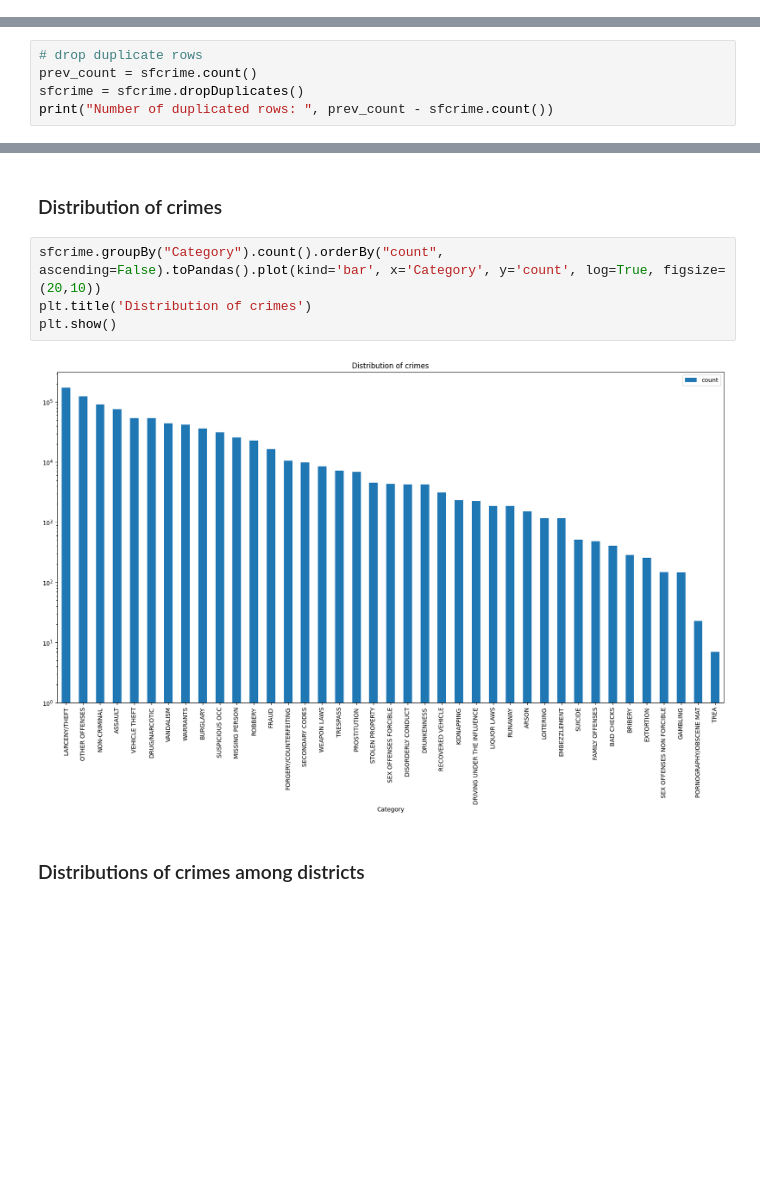
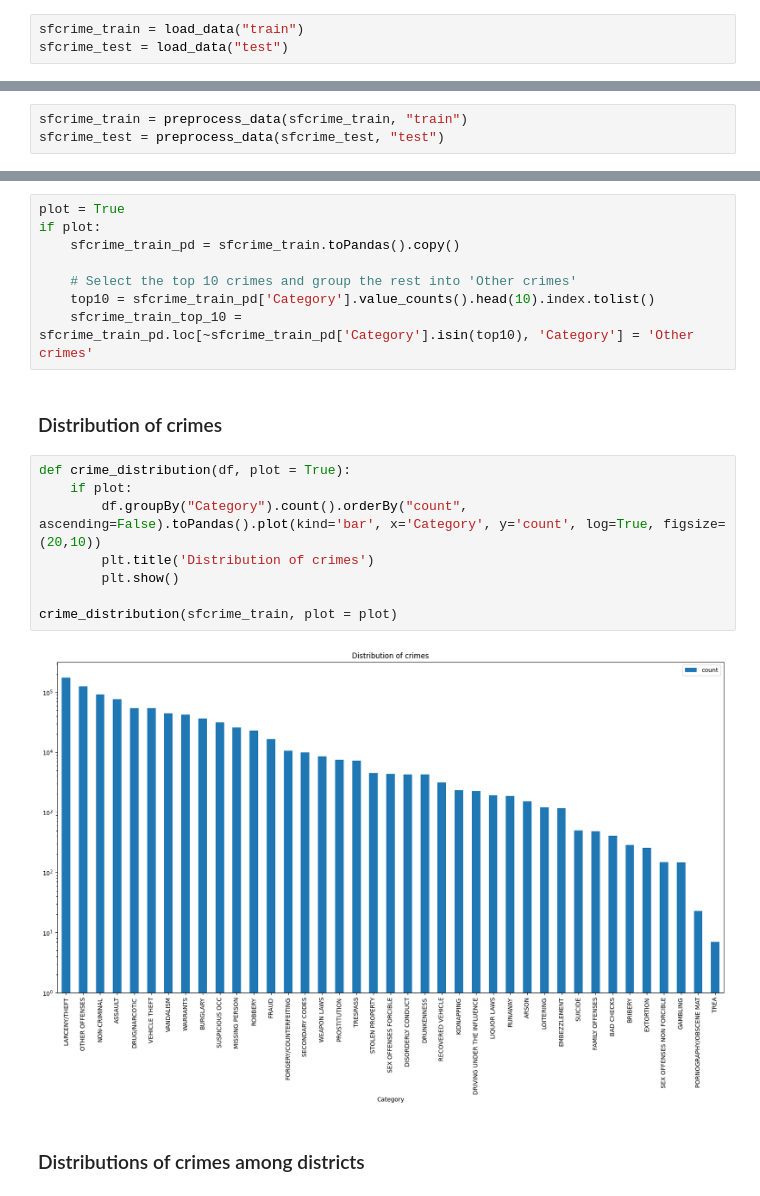
Before and after one commit to giorgiapavani/BDA, a Jupyter notebook: sf-crime-12dic.ipynb, the cells around one changed output, grey strips where cells are left out. Saved outputs shown, nothing was run; the diff lists cells and outputs as text; blank space fills up the shorter version.

```diff
--- a/sf-crime-12dic.ipynb
+++ b/sf-crime-12dic.ipynb
@@ -16 +29,4 @@ from pyspark.sql.functions import *
+# %%
+sfcrime_train = load_data("train")
+sfcrime_test = load_data("test")
 # %%
@@ -73,5 +75,0 @@ sfcrime = sfcrime.drop("Dates")
-# %%
-# drop duplicate rows
-prev_count = sfcrime.count()
-sfcrime = sfcrime.dropDuplicates()
-print("Number of duplicated rows: ", prev_count - sfcrime.count())
@@ -92,0 +110,3 @@ Total number of records: 872369
+# %%
+sfcrime_train = preprocess_data(sfcrime_train, "train")
+sfcrime_test = preprocess_data(sfcrime_test, "test")
@@ -205,13 +221,25 @@ Total number of records:  872302
 #TODO: fare prodotto?
 # %% [markdown]
 ## Dataset inspection
+# %%
+plot = True
+if plot:
+    sfcrime_train_pd = sfcrime_train.toPandas().copy()
+
+    # Select the top 10 crimes and group the rest into 'Other crimes'
+    top10 = sfcrime_train_pd['Category'].value_counts().head(10).index.tolist()
+    sfcrime_train_top_10 = sfcrime_train_pd.loc[~sfcrime_train_pd['Category'].isin(top10), 'Category'] = 'Other crimes'
 # %% [markdown]
 ### Distribution of crimes
 # %%
-sfcrime.groupBy("Category").count().orderBy("count", ascending=False).toPandas().plot(kind='bar', x='Category', y='count', log=True, figsize=(20,10))
-plt.title('Distribution of crimes')
-plt.show()
+def crime_distribution(df, plot = True):
+    if plot:
+        df.groupBy("Category").count().orderBy("count", ascending=False).toPandas().plot(kind='bar', x='Category', y='count', log=True, figsize=(20,10))
+        plt.title('Distribution of crimes')
+        plt.show()
+
+crime_distribution(sfcrime_train, plot = plot)
 # %% [output]
-[figure, old version]
+[figure, new version]
 # %% [markdown]
 ### Distributions of crimes among districts
```
Also changed, not shown: parts of 73 cells of this notebook.
